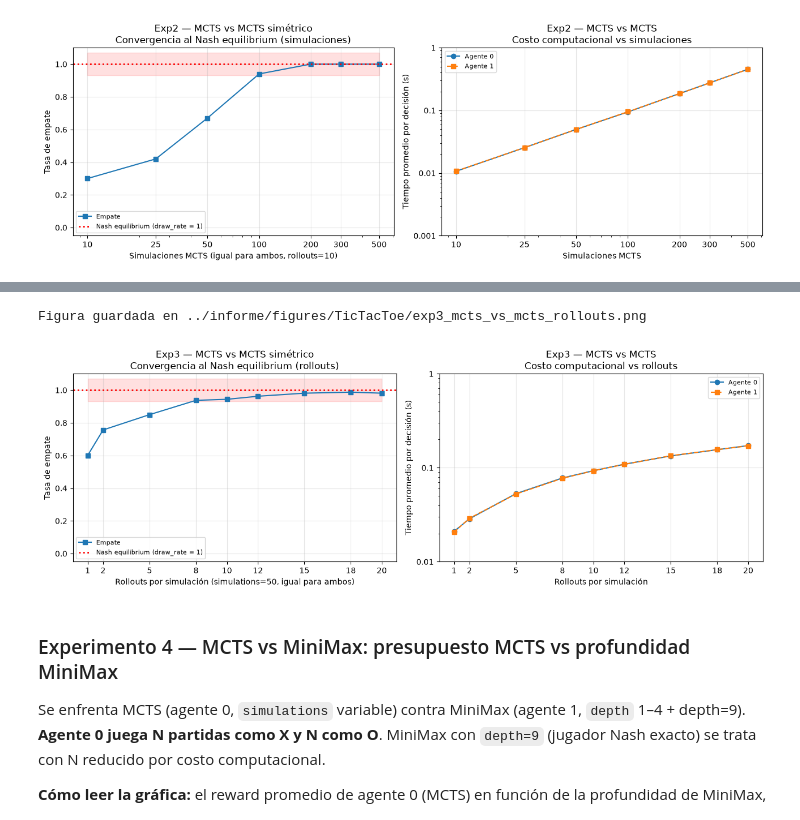
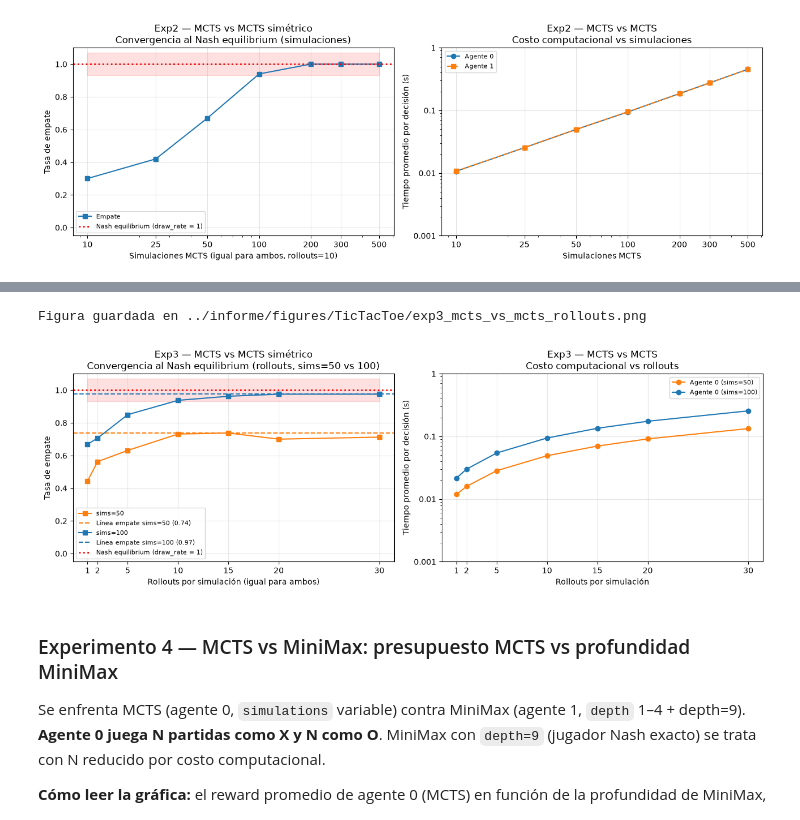
Before and after one commit to nataliacampiglia/multiagentes_obligarotio_2, a Jupyter notebook: Alternating Games/TicTacToe-MCTS.ipynb, the cells around one changed output, grey strips where cells are left out. Drawn from its saved outputs; the diff is of its cells as text; code cells hidden in the pictures.

```diff
--- a/Alternating Games/TicTacToe-MCTS.ipynb
+++ b/Alternating Games/TicTacToe-MCTS.ipynb
@@ -534,37 +531,50 @@ df_exp4
 # %%
 fig, axes = plt.subplots(1, 2, figsize=(13, 4.5))
 
-axes[0].plot(df_exp3.rollouts, df_exp3.draw_rate, marker='s', color='tab:blue', label='Empate')
+colors = {50: 'tab:orange', 100: 'tab:blue'}
+
+for sims in SIM_VALUES:
+    sub = df_exp3[df_exp3.simulations == sims].sort_values('rollouts')
+    axes[0].plot(sub.rollouts, sub.draw_rate, marker='s', color=colors[sims], label=f'sims={sims}')
+    # Línea empate por configuración: techo al que converge la draw_rate para este presupuesto
+    empate_max = float(sub.draw_rate.max())
+    axes[0].axhline(empate_max, color=colors[sims], linestyle='--', linewidth=1.5,
+                    label=f'Línea empate sims={sims} ({empate_max:.2f})')
+
 axes[0].axhline(1.0, color='red', linestyle=':', linewidth=2, label='Nash equilibrium (draw_rate = 1)')
-axes[0].fill_between(df_exp3.rollouts, 0.93, 1.07, alpha=0.12, color='red')
-axes[0].set_xlabel('Rollouts por simulación (simulations=50, igual para ambos)')
+axes[0].fill_between(rollout_grid, 0.93, 1.07, alpha=0.12, color='red')
+axes[0].set_xlabel('Rollouts por simulación (igual para ambos)')
 axes[0].set_ylabel('Tasa de empate')
-axes[0].set_title('Exp3 — MCTS vs MCTS simétrico\nConvergencia al Nash equilibrium (rollouts)')
+axes[0].set_title('Exp3 — MCTS vs MCTS simétrico\nConvergencia al Nash equilibrium (rollouts, sims=50 vs 100)')
 axes[0].set_xticks(rollout_grid)
 axes[0].set_ylim(-0.05, 1.1)
 axes[0].legend(fontsize=8)
 axes[0].grid(alpha=0.3)
 
-t0_s = df_exp3.avg_time_agente0_ms / 1000
-t1_s = df_exp3.avg_time_agente1_ms / 1000
-axes[1].plot(df_exp3.rollouts, t0_s, marker='o', label='Agente 0')
-axes[1].plot(df_exp3.rollouts, t1_s, marker='s', linestyle='--', label='Agente 1')
+all_times = []
+for sims in SIM_VALUES:
+    sub = df_exp3[df_exp3.simulations == sims].sort_values('rollouts')
+    t0_s = sub.avg_time_agente0_ms / 1000
+    axes[1].plot(sub.rollouts, t0_s, marker='o', color=colors[sims], label=f'Agente 0 (sims={sims})')
+    all_times.extend(t0_s.tolist())
+    all_times.extend((sub.avg_time_agente1_ms / 1000).tolist())
+
 axes[1].set_xlabel('Rollouts por simulación')
 axes[1].set_ylabel('Tiempo promedio por decisión (s)')
 axes[1].set_title('Exp3 — MCTS vs MCTS\nCosto computacional vs rollouts')
 axes[1].set_xticks(rollout_grid)
 axes[1].set_yscale('log')
-set_log_ylim_nice(axes[1], t0_s, t1_s)
+set_log_ylim_nice(axes[1], all_times)
 plain_log_yticks(axes[1])
 axes[1].legend(fontsize=8)
 axes[1].grid(alpha=0.3)
 
 fig.tight_layout()
 savefig(fig, 'exp3_mcts_vs_mcts_rollouts.png')
 plt.show()
 # %% [output]
 Figura guardada en ../informe/figures/TicTacToe/exp3_mcts_vs_mcts_rollouts.png
-[figure, old version]
+[figure, new version]
 # %% [markdown]
 ### Experimento 4 — MCTS vs MiniMax: presupuesto MCTS vs profundidad MiniMax
 
```
Also changed, not shown: parts of 4 cells of this notebook, 4 other files.
